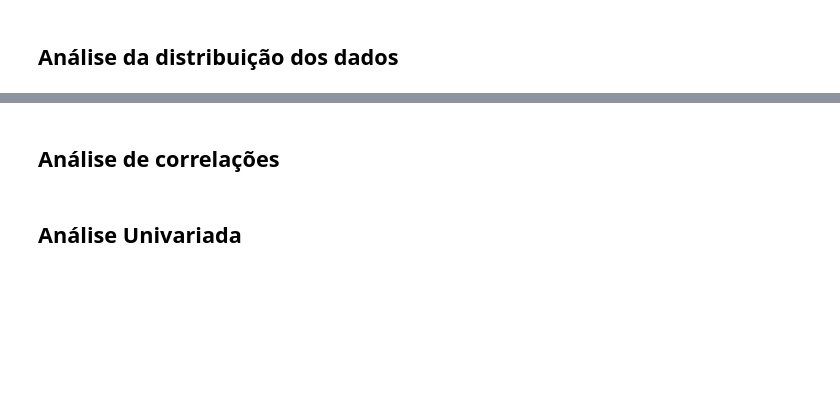
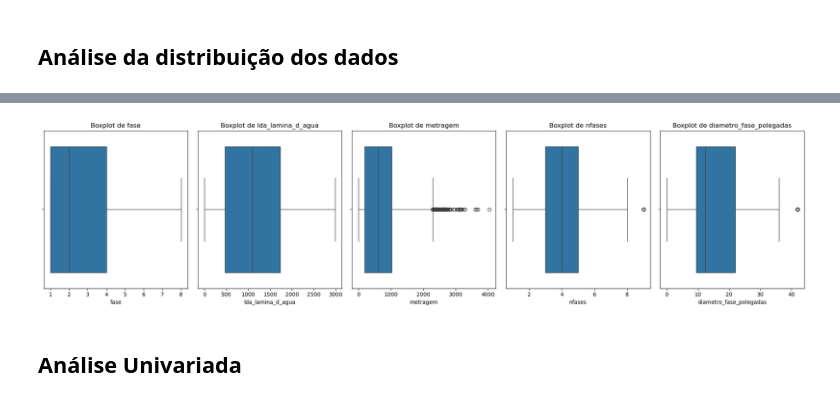
Before and after one commit to joaomj/oilfields, a Jupyter notebook: notebook.ipynb, the cells around one changed output, grey strips where cells are left out. Cells and saved outputs as stored; diff of their text form; code cells hidden in the pictures; blank space fills up the shorter version.

Commit message:
EDA - gráficos para detectar outliers

```diff
--- a/notebook.ipynb
+++ b/notebook.ipynb
@@ -114,9 +114,8 @@ def seleciona_modelos(df, model_param_grid):
 def save_grid_plot(filename):
     plt.savefig(f'img/{filename}')
     plt.close()
+# -------------------------------
 
-
-# -------------------------------
 # Função para gerar e salvar gráficos de distribuição em uma grid
 def plot_distributions_grid(df, columns):
     num_vars = len(columns)
@@ -131,7 +130,31 @@ def plot_distributions_grid(df, columns):
         axes[j].axis('off')  # Desliga os eixos restantes
 
     plt.tight_layout()
+    plt.show()
     save_grid_plot('distributions_grid.png')
+# -------------------------------
+
+# Função para gerar gráficos boxplots para ajudar a identificar outliers
+def detect_outliers(df, numeric_columns):
+    """
+    Detecta outliers nas variáveis numéricas e salva gráficos boxplot em uma grid.
+
+    Parameters:
+    df (pd.DataFrame): DataFrame contendo os dados.
+    numeric_columns (list): Lista de nomes das colunas numéricas para análise.
+    """
+    # Criar uma grid de gráficos
+    n = len(numeric_columns)
+    fig, axes = plt.subplots(nrows=1, ncols=n, figsize=(20, 5))
+
+    for ax, col in zip(axes, numeric_columns):
+        sns.boxplot(x=df[col], ax=ax)
+        ax.set_title(f'Boxplot de {col}')
+
+    # Ajustar layout e salvar a imagem
+    plt.tight_layout()
+    plt.show()
+    save_grid_plot('outliers_boxplots.png')
 # %% [markdown]
 # **Carregando Dados**
 # %%
@@ -385,5 +408,8 @@ plot_distributions_grid(df, numeric_columns)
-# %% [markdown]
-## Análise de correlações
+# %%
+# Procurando outliers
+detect_outliers(df, ['fase', 'lda_lamina_d_agua', 'metragem', 'nfases', 'diametro_fase_polegadas'])
+# %% [output]
+[figure, added]
 # %% [markdown]
 ## Análise Univariada
 # %% [markdown]
```
Also changed, not shown: parts of 1 cell of this notebook.
